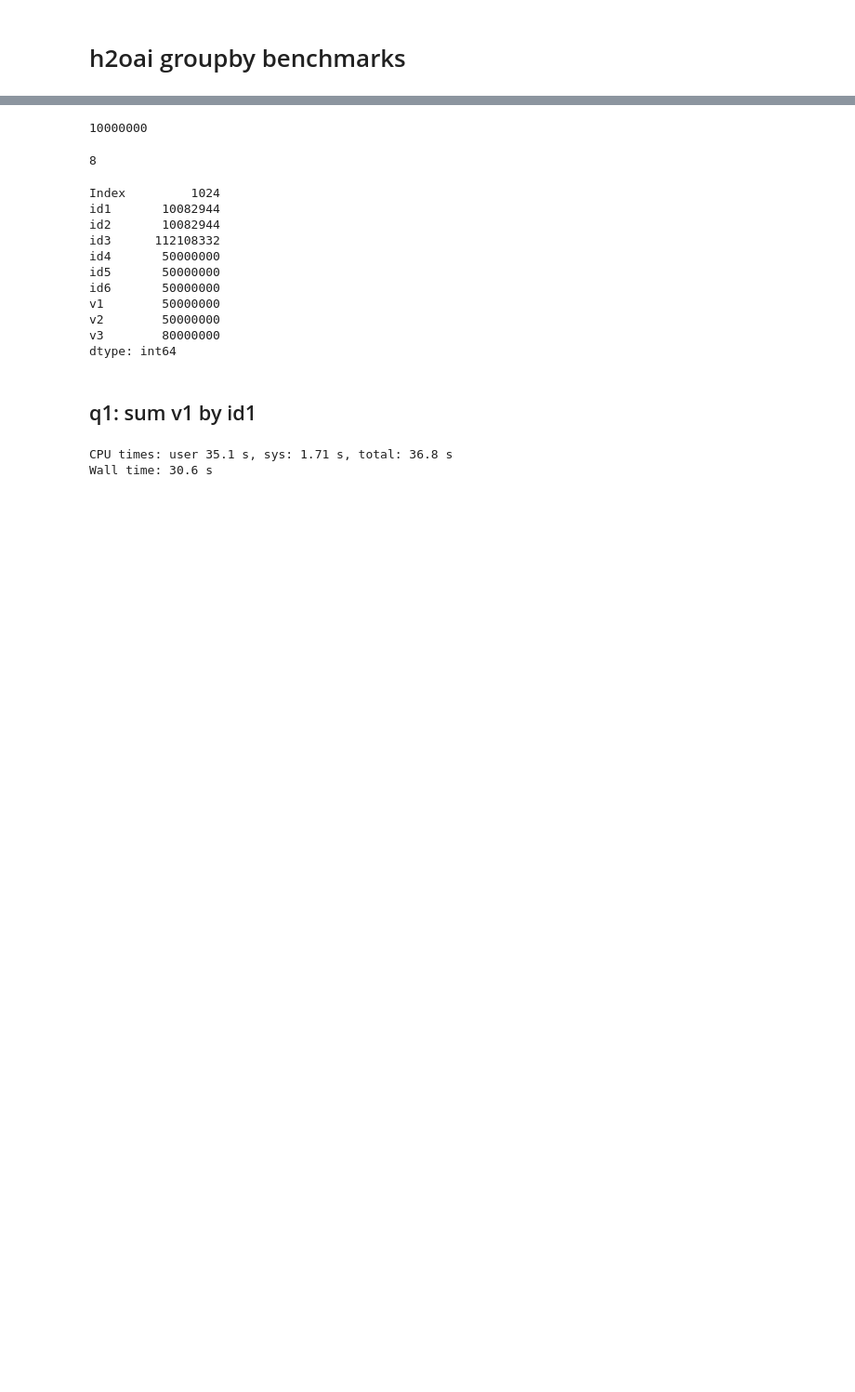
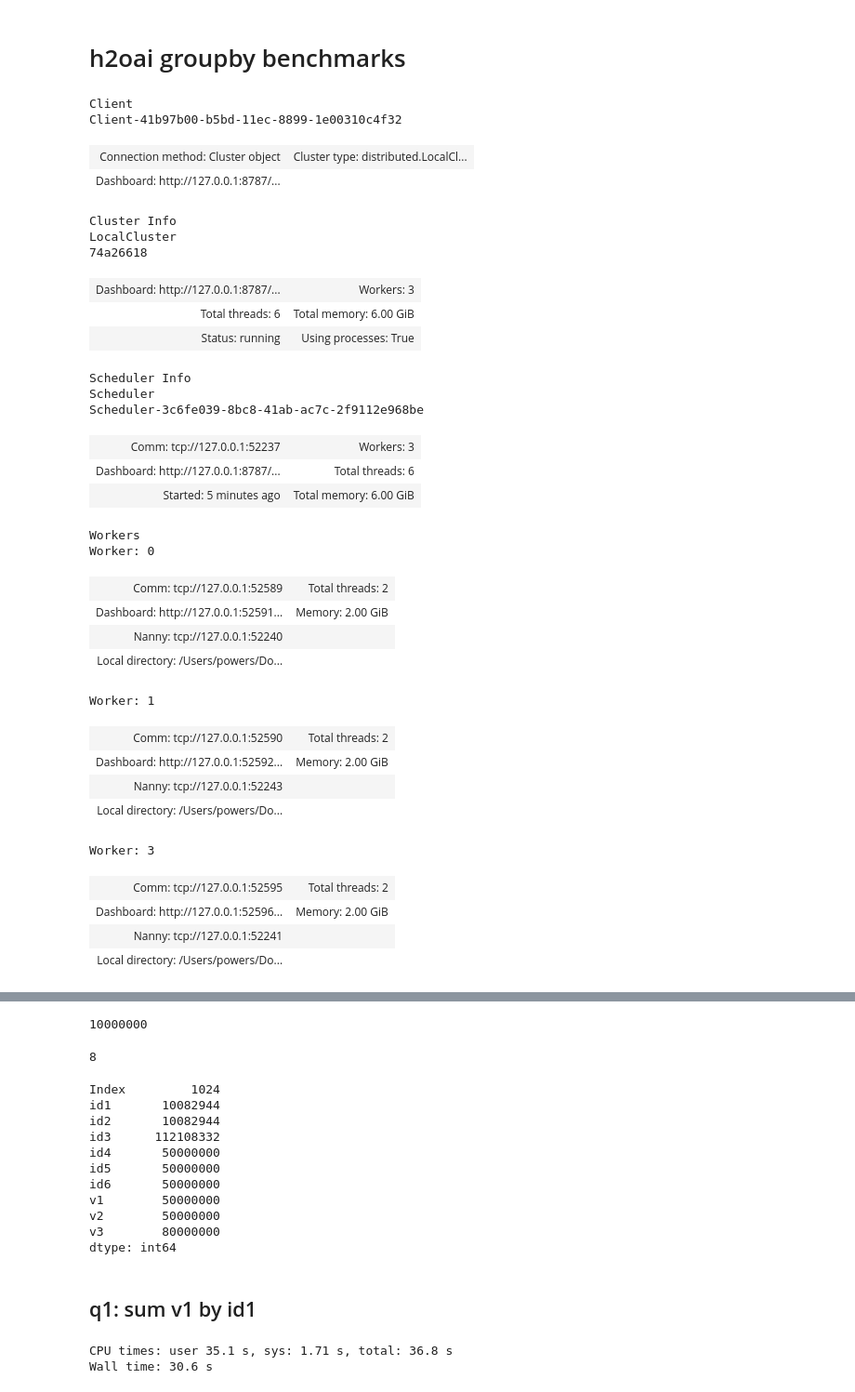
Before and after one commit to MrPowers/mrpowers-benchmarks, a Jupyter notebook: notebooks/h2oai-groupby-dask.ipynb, the cells around one changed output, grey strips where cells are left out. Shown: that part at 93% size. Cells and saved outputs as stored; diff of their text form; code cells hidden in the pictures; blank space fills up the shorter version.

```diff
--- a/notebooks/h2oai-groupby-dask.ipynb
+++ b/notebooks/h2oai-groupby-dask.ipynb
@@ -4,5 +4,40 @@
 import dask.dataframe as dd
 
 import pandas as pd
+# %%
+client.restart()
+# %% [output]
+Client
+Client-41b97b00-b5bd-11ec-8899-1e00310c4f32
+| Connection method: Cluster object | Cluster type: distributed.LocalCl... |
+| Dashboard: http://127.0.0.1:8787/... |  |
+Cluster Info
+LocalCluster
+74a26618
+| Dashboard: http://127.0.0.1:8787/... | Workers: 3 |
+| Total threads: 6 | Total memory: 6.00 GiB |
+| Status: running | Using processes: True |
+Scheduler Info
+Scheduler
+Scheduler-3c6fe039-8bc8-41ab-ac7c-2f9112e968be
+| Comm: tcp://127.0.0.1:52237 | Workers: 3 |
+| Dashboard: http://127.0.0.1:8787/... | Total threads: 6 |
+| Started: 5 minutes ago | Total memory: 6.00 GiB |
+Workers
+Worker: 0
+| Comm: tcp://127.0.0.1:52589 | Total threads: 2 |
+| Dashboard: http://127.0.0.1:52591... | Memory: 2.00 GiB |
+| Nanny: tcp://127.0.0.1:52240 |  |
+| Local directory: /Users/powers/Do... |  |
+Worker: 1
+| Comm: tcp://127.0.0.1:52590 | Total threads: 2 |
+| Dashboard: http://127.0.0.1:52592... | Memory: 2.00 GiB |
+| Nanny: tcp://127.0.0.1:52243 |  |
+| Local directory: /Users/powers/Do... |  |
+Worker: 3
+| Comm: tcp://127.0.0.1:52595 | Total threads: 2 |
+| Dashboard: http://127.0.0.1:52596... | Memory: 2.00 GiB |
+| Nanny: tcp://127.0.0.1:52241 |  |
+| Local directory: /Users/powers/Do... |  |
 # %%
 # group_by_1e7_csv = "../data/h2o/groupby-datagen_1e7_1e2_0_0/csv/G1_1e7_1e2_0_0.csv"
```
Also changed, not shown: parts of 12 cells of this notebook, 1 other file.
